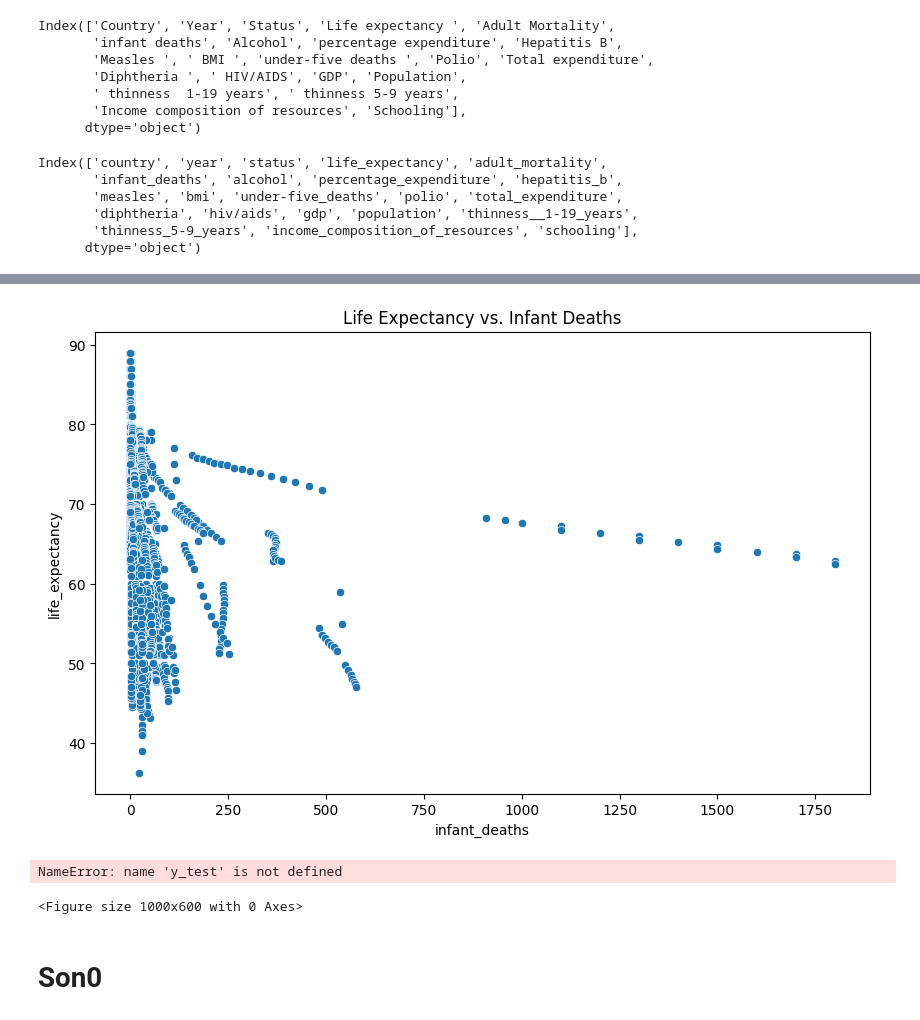
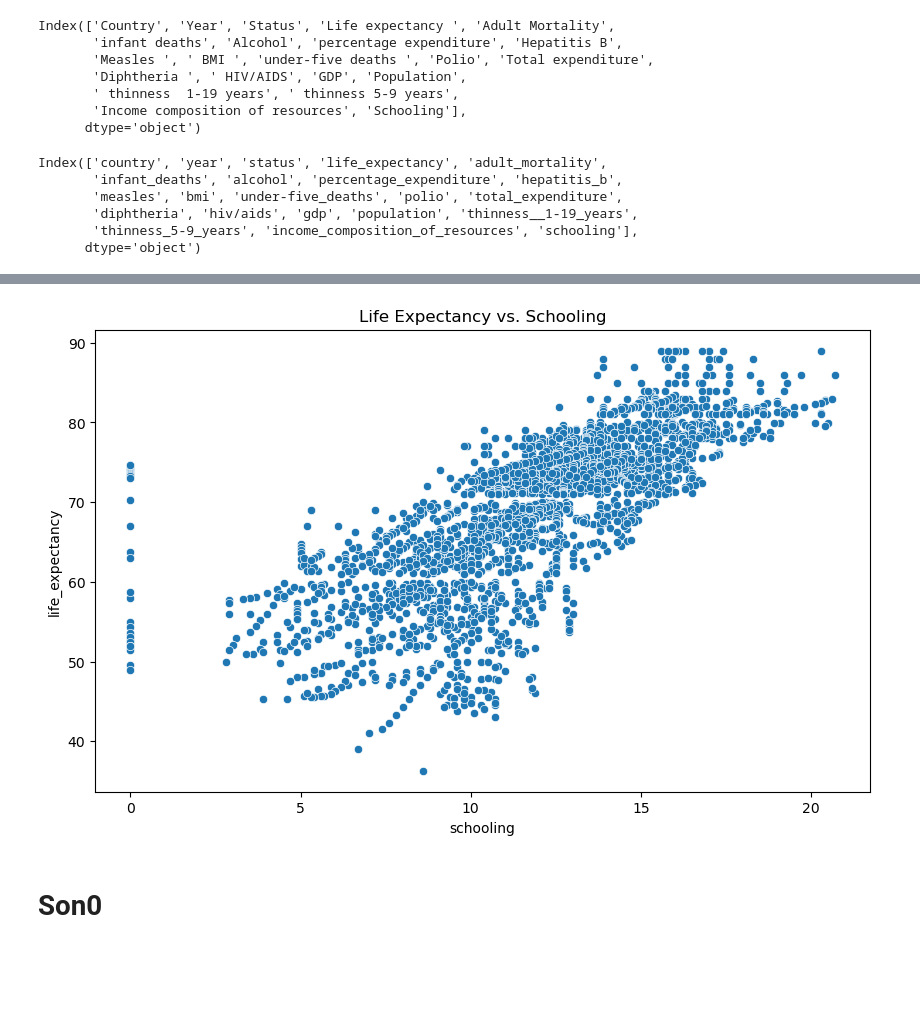
Before and after one commit to ov3ipo/SM_Project, a Jupyter notebook: project.ipynb, the cells around one changed output, grey strips where cells are left out. Saved outputs shown, nothing was run; the diff lists cells and outputs as text; code cells hidden in the pictures; blank space fills up the shorter version.

```diff
--- a/project.ipynb
+++ b/project.ipynb
@@ -251,43 +183,31 @@ Index(['Country', 'Year', 'Status', 'Life expectancy ', 'Adult Mortality',
 # %%
 # Remove trailing spaces and standardize capitalization
 df_main.columns = df_main.columns.str.strip().str.replace(' ', '_').str.lower()
 
 # Check new column names
 print(df_main.columns)
 
 # After renaming, your plot code would look cleaner:
 # Scatter plot of Adult Mortality vs. Life Expectancy
 plt.figure(figsize=(10, 6))
 sns.scatterplot(data=df_main, x='adult_mortality', y='life_expectancy')
 plt.title('Life Expectancy vs. Adult Mortality')
 plt.show()
 
 # Scatter plot of Infant Deaths vs. Life Expectancy
 plt.figure(figsize=(10, 6))
-sns.scatterplot(data=df_main, x='infant_deaths', y='life_expectancy')
-plt.title('Life Expectancy vs. Infant Deaths')
+sns.scatterplot(data=df_main, x='schooling', y='life_expectancy')
+plt.title('Life Expectancy vs. Schooling')
 plt.show()
 # %% [output]
 Index(['country', 'year', 'status', 'life_expectancy', 'adult_mortality',
        'infant_deaths', 'alcohol', 'percentage_expenditure', 'hepatitis_b',
        'measles', 'bmi', 'under-five_deaths', 'polio', 'total_expenditure',
        'diphtheria', 'hiv/aids', 'gdp', 'population', 'thinness__1-19_years',
        'thinness_5-9_years', 'income_composition_of_resources', 'schooling'],
       dtype='object')
 [figure]
-[figure, old version]
+[figure, new version]
-# %%
-# Plotting actual vs predicted values
-plt.figure(figsize=(10, 6))
-plt.scatter(y_test, y_pred)
-plt.plot([y.min(), y.max()], [y.min(), y.max()], 'k--', lw=4)
-plt.xlabel('Measured')
-plt.ylabel('Predicted')
-plt.title('Life Expectancy: Actual vs Predicted')
-plt.show()
-# %% [output]
-NameError: name 'y_test' is not defined
-<Figure size 1000x600 with 0 Axes>
 # %% [markdown]
 # Son0
 # %%
```
Also changed, not shown: parts of 3 cells of this notebook.
